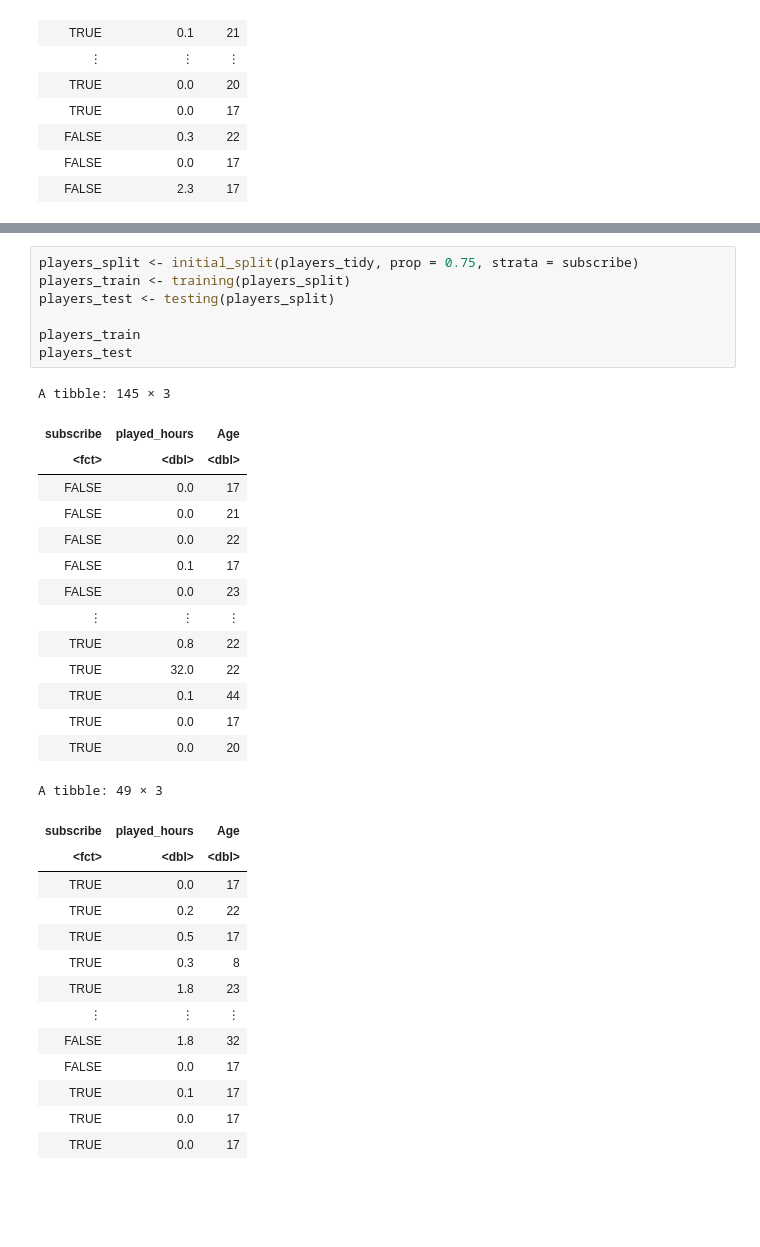
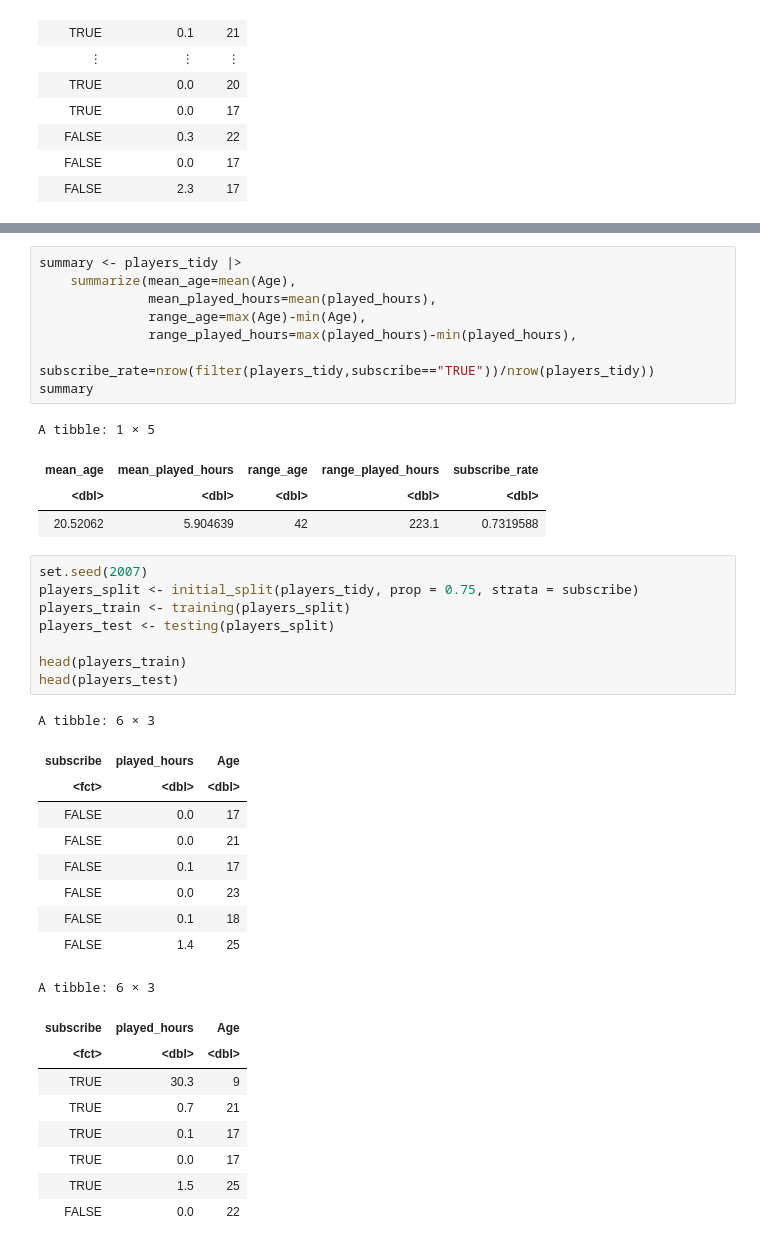
Before and after one commit to linq060119/group-project, a Jupyter notebook: final report.ipynb, the cells around one changed output, grey strips where cells are left out. Saved outputs shown, nothing was run; the diff lists cells and outputs as text; blank space fills up the shorter version.

```diff
--- a/final report.ipynb
+++ b/final report.ipynb
@@ -109,39 +102,43 @@ players_tidy_plot
+# %%
+summary <- players_tidy |>
+    summarize(mean_age=mean(Age),
+              mean_played_hours=mean(played_hours),
+              range_age=max(Age)-min(Age),
+              range_played_hours=max(played_hours)-min(played_hours),
+              subscribe_rate=nrow(filter(players_tidy,subscribe=="TRUE"))/nrow(players_tidy))
+summary
+# %% [output]
+A tibble: 1 × 5
+| mean_age | mean_played_hours | range_age | range_played_hours | subscribe_rate |
+| <dbl> | <dbl> | <dbl> | <dbl> | <dbl> |
+| 20.52062 | 5.904639 | 42 | 223.1 | 0.7319588 |
 # %%
+set.seed(2007)
 players_split <- initial_split(players_tidy, prop = 0.75, strata = subscribe)
 players_train <- training(players_split)
 players_test <- testing(players_split)
 
-players_train
-players_test
+head(players_train)
+head(players_test)
 # %% [output]
-A tibble: 145 × 3
+A tibble: 6 × 3
 | subscribe | played_hours | Age |
 | <fct> | <dbl> | <dbl> |
 | FALSE | 0.0 | 17 |
 | FALSE | 0.0 | 21 |
-| FALSE | 0.0 | 22 |
 | FALSE | 0.1 | 17 |
 | FALSE | 0.0 | 23 |
-| ⋮ | ⋮ | ⋮ |
-| TRUE | 0.8 | 22 |
-| TRUE | 32.0 | 22 |
-| TRUE | 0.1 | 44 |
-| TRUE | 0.0 | 17 |
-| TRUE | 0.0 | 20 |
+| FALSE | 0.1 | 18 |
+| FALSE | 1.4 | 25 |
-A tibble: 49 × 3
+A tibble: 6 × 3
 | subscribe | played_hours | Age |
 | <fct> | <dbl> | <dbl> |
-| TRUE | 0.0 | 17 |
-| TRUE | 0.2 | 22 |
-| TRUE | 0.5 | 17 |
-| TRUE | 0.3 | 8 |
-| TRUE | 1.8 | 23 |
-| ⋮ | ⋮ | ⋮ |
-| FALSE | 1.8 | 32 |
-| FALSE | 0.0 | 17 |
+| TRUE | 30.3 | 9 |
+| TRUE | 0.7 | 21 |
 | TRUE | 0.1 | 17 |
 | TRUE | 0.0 | 17 |
-| TRUE | 0.0 | 17 |
+| TRUE | 1.5 | 25 |
+| FALSE | 0.0 | 22 |
 # %%
 players_recipe <- recipe(subscribe ~ played_hours + Age, data = players_train) |>
     step_center(all_predictors()) |>
```
Also changed, not shown: parts of 15 cells of this notebook.
